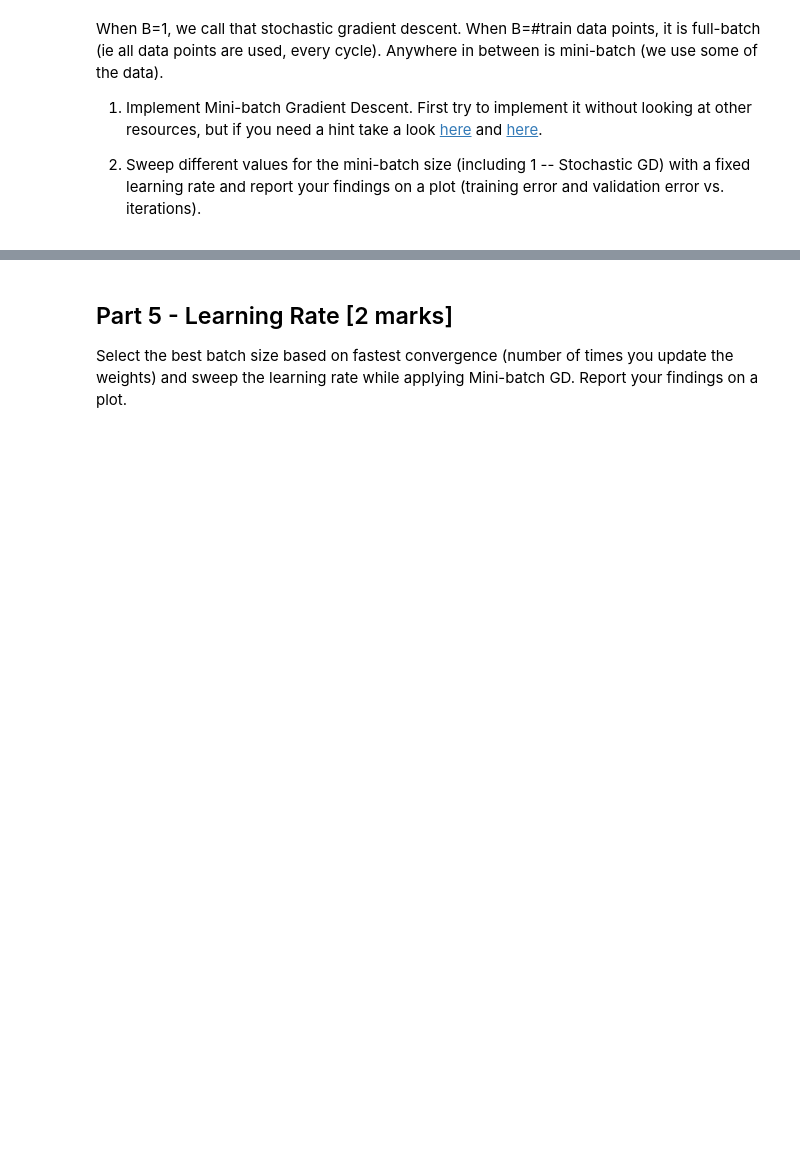
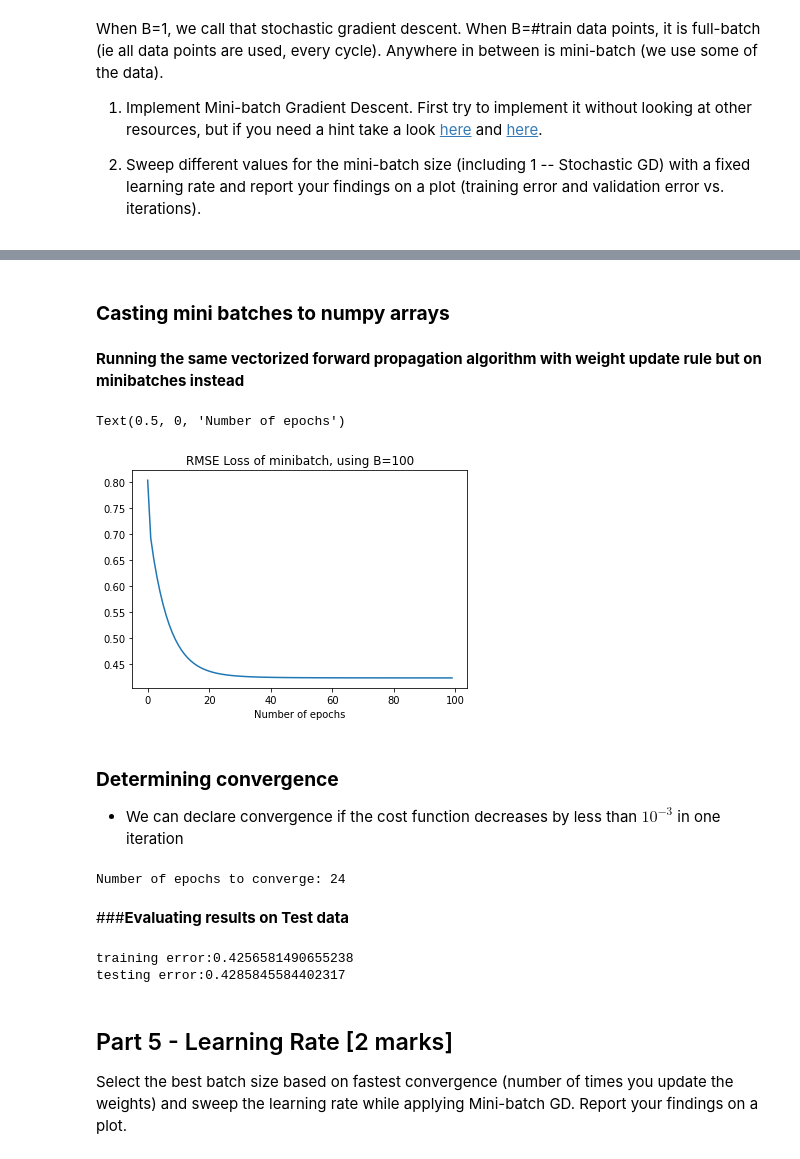
Before and after one commit to armandordorica/APS1070_A4_Linear_Regression_Gradient_Descent, a Jupyter notebook: Project_4.ipynb, the cells around one changed output, grey strips where cells are left out. Saved outputs shown, nothing was run; the diff lists cells and outputs as text; code cells hidden in the pictures; blank space fills up the shorter version.

Commit message:
Adding part 4: Implementing Mini batch gradient descent

```diff
--- a/Project_4.ipynb
+++ b/Project_4.ipynb
@@ -469,3 +493,75 @@ First try to implement it without looking at other resources, but if you need a
+# %%
+X_train_scaled_df.reset_index(inplace=True)
+X_train_scaled_df.drop(columns=['index'], inplace=True)
+
+y_train_scaled_df.reset_index(inplace=True)
+y_train_scaled_df.drop(columns=['index'], inplace=True)
+
+j = 0
+X_train_scaled_minibatches_df=[]
+y_train_scaled_minibatches_df=[]
+for i in range(0, num_minibatches):
+  X_train_scaled_minibatches_df.append(X_train_scaled_df.iloc[j: j+100])
+  y_train_scaled_minibatches_df.append(y_train_scaled_df.iloc[j: j+100])
+  j=j+B
+# %% [markdown]
+### **Casting mini batches to numpy arrays**
+# %%
+j = 0
+X_train_scaled_minibatches_np=[]
+y_train_scaled_minibatches_np=[]
+for i in range(0, num_minibatches):
+  X_train_scaled_minibatches_np.append(np.array(X_train_scaled_df.iloc[j: j+100]))
+  y_train_scaled_minibatches_np.append(np.array(y_train_scaled_df.iloc[j: j+100]))
+  j=j+B
+# %% [markdown]
+**Running the same vectorized forward propagation algorithm with weight update rule but on minibatches instead**
+# %%
+w_init_minibatch = np.zeros((40,1))
+rmses_minibatches = []
+num_epochs = 100
+
+for i in range(0, num_epochs):
+  rmses_minibatch = []
+  for t in range(0, num_minibatches):
+    y_minibatch_pred_train_scaled_np = np.dot(X_train_scaled_minibatches_np[t], w_init_minibatch)
+    w_init_minibatch = w_init_minibatch - alpha/B * np.dot(X_train_scaled_minibatches_np[t].T,(y_minibatch_pred_train_scaled_np-y_train_scaled_minibatches_np[t]))
+    rmse_loss = rmse(y_train_scaled_minibatches_np[t], y_minibatch_pred_train_scaled_np)
+    rmses_minibatch.append(rmse_loss)
+  rmses_minibatches.append(np.mean(rmses_minibatch))
+# %%
+plt.plot(rmses_minibatches)
+plt.title("RMSE Loss of minibatch, using B={}".format(B))
+plt.xlabel("Number of epochs")
+# %% [output]
+Text(0.5, 0, 'Number of epochs')
+[figure, added]
+# %% [markdown]
+### **Determining convergence**
+* We can declare convergence if the cost function decreases by less than $10^{-3}$ in one iteration
+# %%
+i = 0
+while i< len(rmses_minibatches):
+  if rmses_minibatches[i]-rmses_minibatches[i+1] < 0.001:
+    print("Number of epochs to converge: {}".format(i))
+    break
+  i+=1
+# %% [output]
+Number of epochs to converge: 24
+# %% [markdown]
+###**Evaluating results on Test data**
+# %%
+y_minibatch_pred_train_scaled_np = np.dot(X_train_scaled_np, w_init_minibatch)
+y_minibatch_pred_test_scaled_np = np.dot(X_test_scaled_np, w_init_minibatch)
+
+rmse_minibatch_train = rmse(y_train_scaled_np, y_minibatch_pred_train_scaled_np)
+rmse_minibatch_test = rmse(y_test_scaled_np, y_minibatch_pred_test_scaled_np)
+
+print("training error:{}".format(rmse_minibatch_train))
+print("testing error:{}".format(rmse_minibatch_test))
+# %% [output]
+training error:0.4256581490655238
+testing error:0.4285845584402317
 # %% [markdown]
 ## Part 5 - Learning Rate [2 marks]
 Select the best batch size based on fastest convergence (number of times you update the weights) and sweep the learning rate while applying Mini-batch GD. Report your findings on a plot.
```
Also changed, not shown: parts of 12 cells of this notebook.
